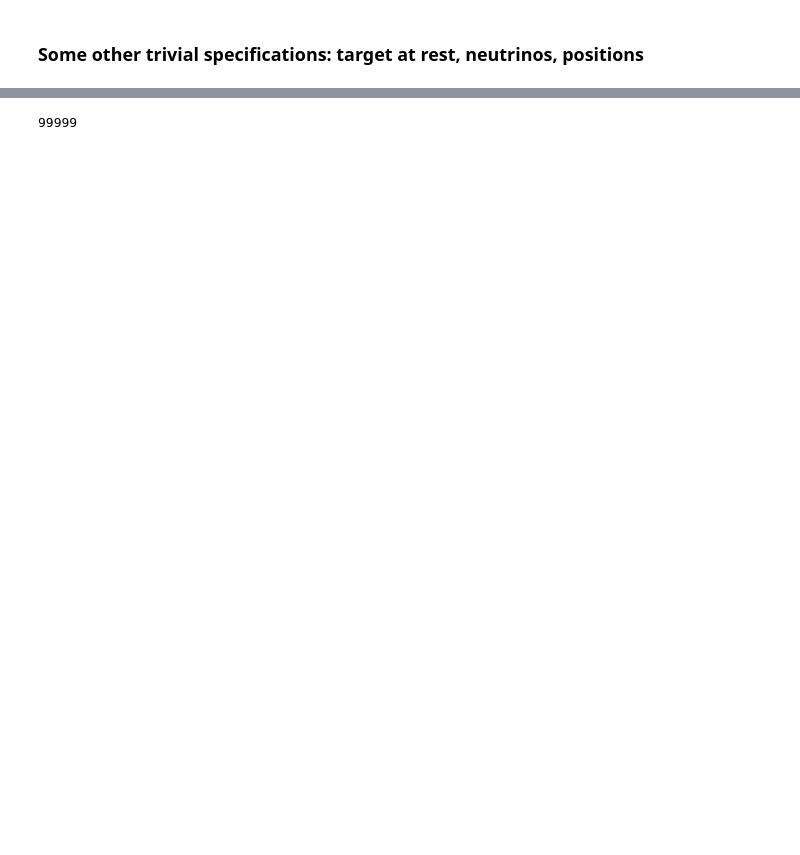
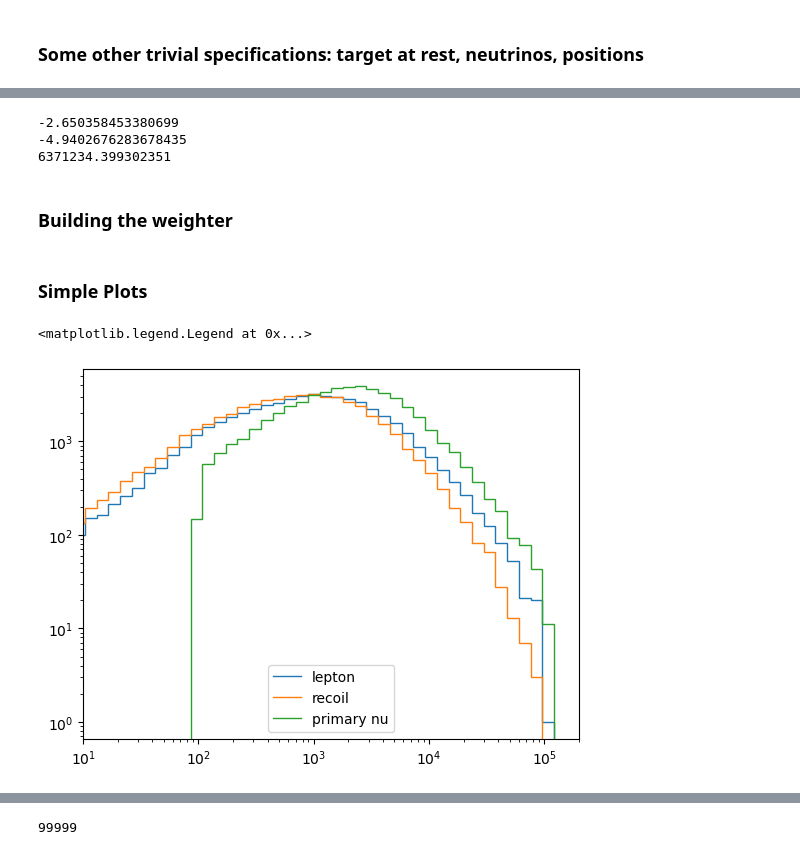
Before and after one commit to Harvard-Neutrino/SIREN, a Jupyter notebook: resources/ATLAS_SNe_Injection/inject_nu_ATLAS.ipynb, the cells around one changed output, grey strips where cells are left out. Saved outputs shown, nothing was run; the diff lists cells and outputs as text; code cells hidden in the pictures; blank space fills up the shorter version.

Commit message:
updates to SNe Ranged injection

```diff
--- a/resources/ATLAS_SNe_Injection/inject_nu_ATLAS.ipynb
+++ b/resources/ATLAS_SNe_Injection/inject_nu_ATLAS.ipynb
@@ -265,0 +128,14 @@ lower_weighter = LI.injection.LeptonTreeWeighter([lower_injector],
+# %%
+tree = ATLAS_injector.GenerateEvent()
+
+for datum in tree.tree: # loop over interactions in the tree
+    print(LI.math.Vector3D(datum.record.interaction_vertex).GetX())
+    print(LI.math.Vector3D(datum.record.interaction_vertex).GetY())
+    print(LI.math.Vector3D(datum.record.interaction_vertex).GetZ())
+    #if(datum.record.signature.primary_type == LI.dataclasses.Particle.ParticleType.NuMu):
+# %% [output]
+-2.650358453380699
+-4.9402676283678435
+6371234.399302351
+# %% [markdown]
+### Building the weighter
@@ -265,0 +147,46 @@ lower_weighter = LI.injection.LeptonTreeWeighter([lower_injector],
+# %%
+tree = ATLAS_injector.GenerateEvent()
+
+weight = ATLAS_weighter.EventWeight(tree)
+print(weight)
+# %% [markdown]
+### Simple Plots
+# %%
+vertex_xarray = np.asarray([])
+vertex_yarray = np.asarray([])
+vertex_zarray = np.asarray([])
+lepton_energies = np.asarray([])
+HadRecoil_energies = np.asarray([])
+primary_energies = np.asarray([])
+
+weightarray = np.asarray([])
+
+for i in range(50000):
+    tree = ATLAS_injector.GenerateEvent()
+    #weight = ATLAS_weighter.EventWeight(tree)
+    # if not math.isinf(weight):
+    #     weightarray = np.append(weightarray, weight)
+
+    for datum in tree.tree:
+        vertex_xarray = np.append(vertex_xarray, LI.math.Vector3D(datum.record.interaction_vertex).GetX())
+        vertex_yarray = np.append(vertex_yarray, LI.math.Vector3D(datum.record.interaction_vertex).GetY())
+        vertex_zarray = np.append(vertex_zarray, LI.math.Vector3D(datum.record.interaction_vertex).GetZ())
+
+        lepton_energies = np.append(lepton_energies, datum.record.secondary_momenta[0][0])
+        HadRecoil_energies = np.append(HadRecoil_energies, datum.record.secondary_momenta[1][0])
+        primary_energies = np.append(primary_energies, datum.record.primary_momentum[0])
+# %%
+counts, bins = np.histogram(lepton_energies, bins=np.logspace(np.log10(1e0),np.log10(1e6), 60))
+counts2, bins2 = np.histogram(HadRecoil_energies, bins=np.logspace(np.log10(1e0),np.log10(1e6), 60))
+counts3, bins3 = np.histogram(primary_energies, bins=np.logspace(np.log10(1e0),np.log10(1e6), 60))
+#counts, bins = np.histogram(zarray, bins=100)
+plt.stairs(counts, bins, label='lepton')
+plt.stairs(counts2, bins2, label='recoil')
+plt.stairs(counts3, bins3, label='primary nu')
+plt.yscale('log')
+plt.xscale('log')
+plt.xlim(1e1, 2e5)
+plt.legend()
+# %% [output]
+<matplotlib.legend.Legend at 0x...>
+[figure, added]
```
Also changed, not shown: parts of 32 cells of this notebook, 17 other files.
